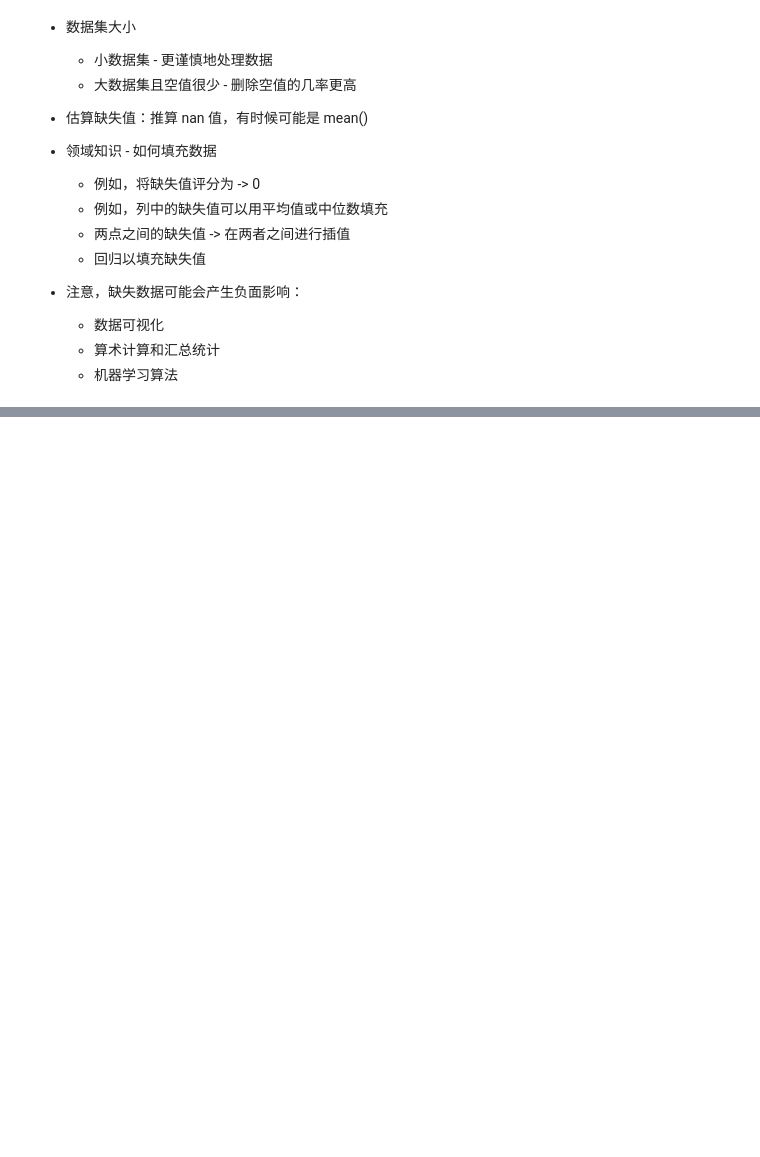
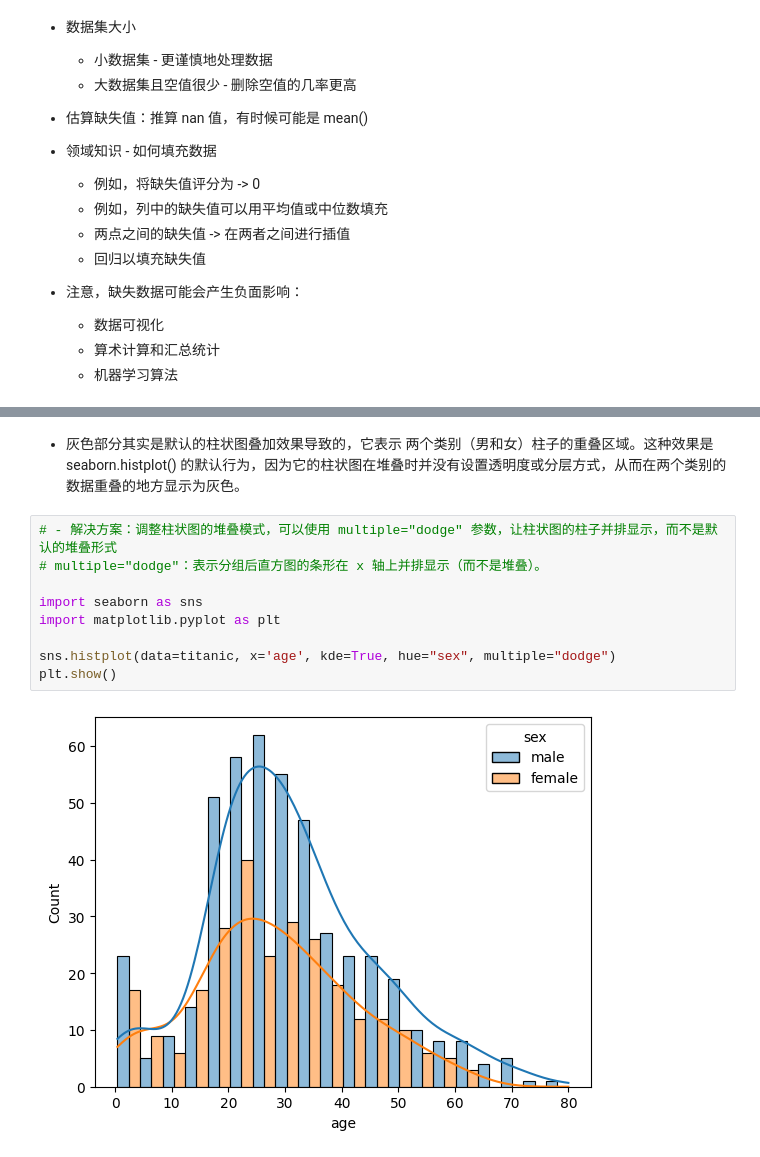
Before and after one commit to JessieH521/Data_Platform_DE24, a Jupyter notebook: 03_PANDAS_SERIES_DATAFRAME/3_missing_data.ipynb, the cells around one changed output, grey strips where cells are left out. Cells and saved outputs as stored; diff of their text form; blank space fills up the shorter version.

```diff
--- a/03_PANDAS_SERIES_DATAFRAME/3_missing_data.ipynb
+++ b/03_PANDAS_SERIES_DATAFRAME/3_missing_data.ipynb
@@ -193,0 +267,13 @@ scores.fillna(0)    # 赋值给 nan 的值 为0
+# %% [markdown]
+- 灰色部分其实是默认的柱状图叠加效果导致的，它表示 两个类别（男和女）柱子的重叠区域。这种效果是 seaborn.histplot() 的默认行为，因为它的柱状图在堆叠时并没有设置透明度或分层方式，从而在两个类别的数据重叠的地方显示为灰色。
+# %%
+# - 解决方案：调整柱状图的堆叠模式，可以使用 multiple="dodge" 参数，让柱状图的柱子并排显示，而不是默认的堆叠形式
+# multiple="dodge"：表示分组后直方图的条形在 x 轴上并排显示（而不是堆叠）。
+
+import seaborn as sns
+import matplotlib.pyplot as plt
+
+sns.histplot(data=titanic, x='age', kde=True, hue="sex", multiple="dodge")
+plt.show()
+# %% [output]
+[figure, added]
```
Also changed, not shown: parts of 19 cells of this notebook.
